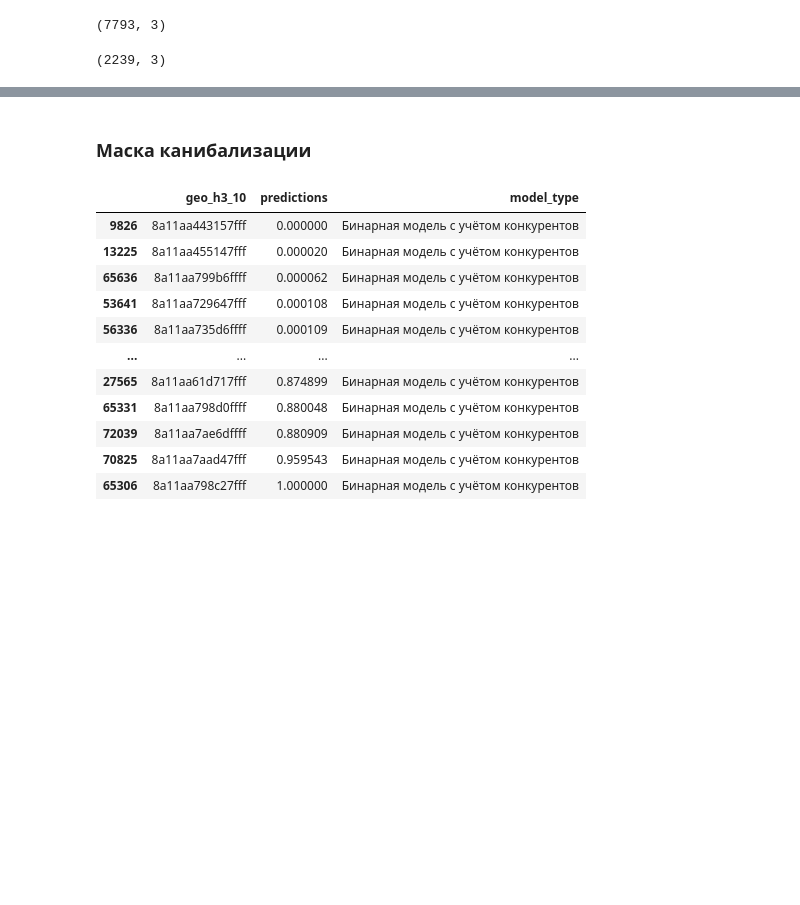
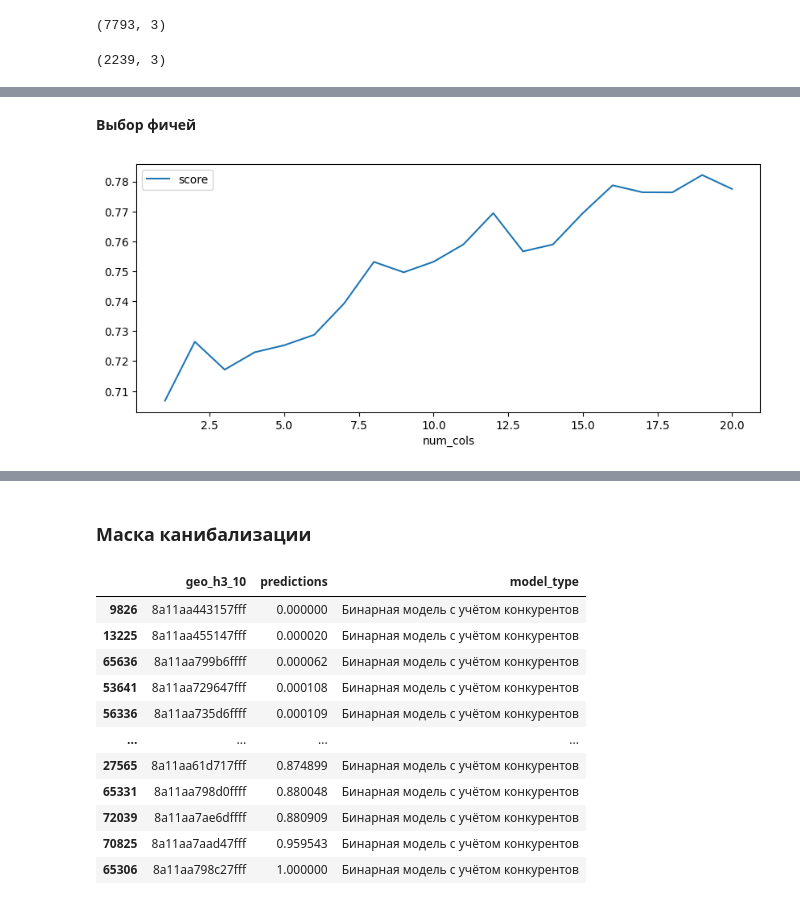
Before and after one commit to GavrilinEugene/postamat_recomendation_system, a Jupyter notebook: notebooks/model_rnd.ipynb, the cells around one changed output, grey strips where cells are left out. Cells and saved outputs as stored; diff of their text form; code cells hidden in the pictures; blank space fills up the shorter version.

```diff
--- a/notebooks/model_rnd.ipynb
+++ b/notebooks/model_rnd.ipynb
@@ -178,0 +189,25 @@ fe.head(20)
+# %% [markdown]
+**Выбор фичей**
+# %%
+def plot_metric_by_feature(columns: list, clf):
+    """
+    Отрисовка вклада фичей в модель
+    """
+    columns = columns.copy()
+    d_score_res = {'num_cols':[], 'score': []}
+    features = []
+
+    for feature in columns:
+        features.append(feature)
+        clf_baseline1, test_metric = run_model(clf, features, verbosity=False)
+        d_score_res['num_cols'].append(len(features))
+        d_score_res['score'].append(test_metric)
+    pd.DataFrame(d_score_res).set_index('num_cols').plot(figsize=(10,4))
+
+    return d_score_res
+# %%
+#Проходимся по всем фичам и смотрим, дает ли каждая из них прирост или наоборот портит
+MODEL_COLUMNS = fe.head(20)['feature_names'].tolist()
+d_score_res = plot_metric_by_feature(MODEL_COLUMNS, clf)
+# %% [output]
+[figure, added]
```
Also changed, not shown: parts of 31 cells of this notebook.
